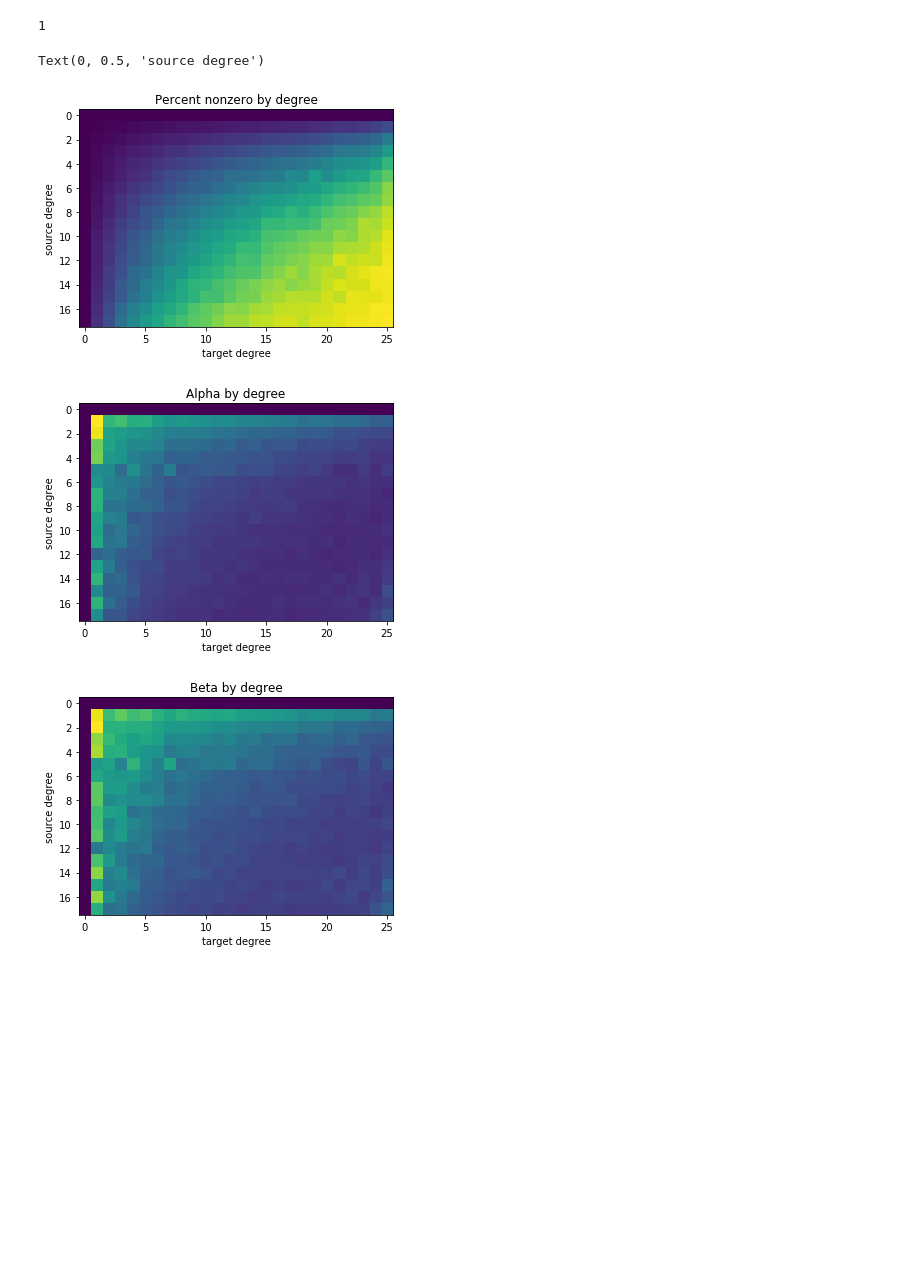
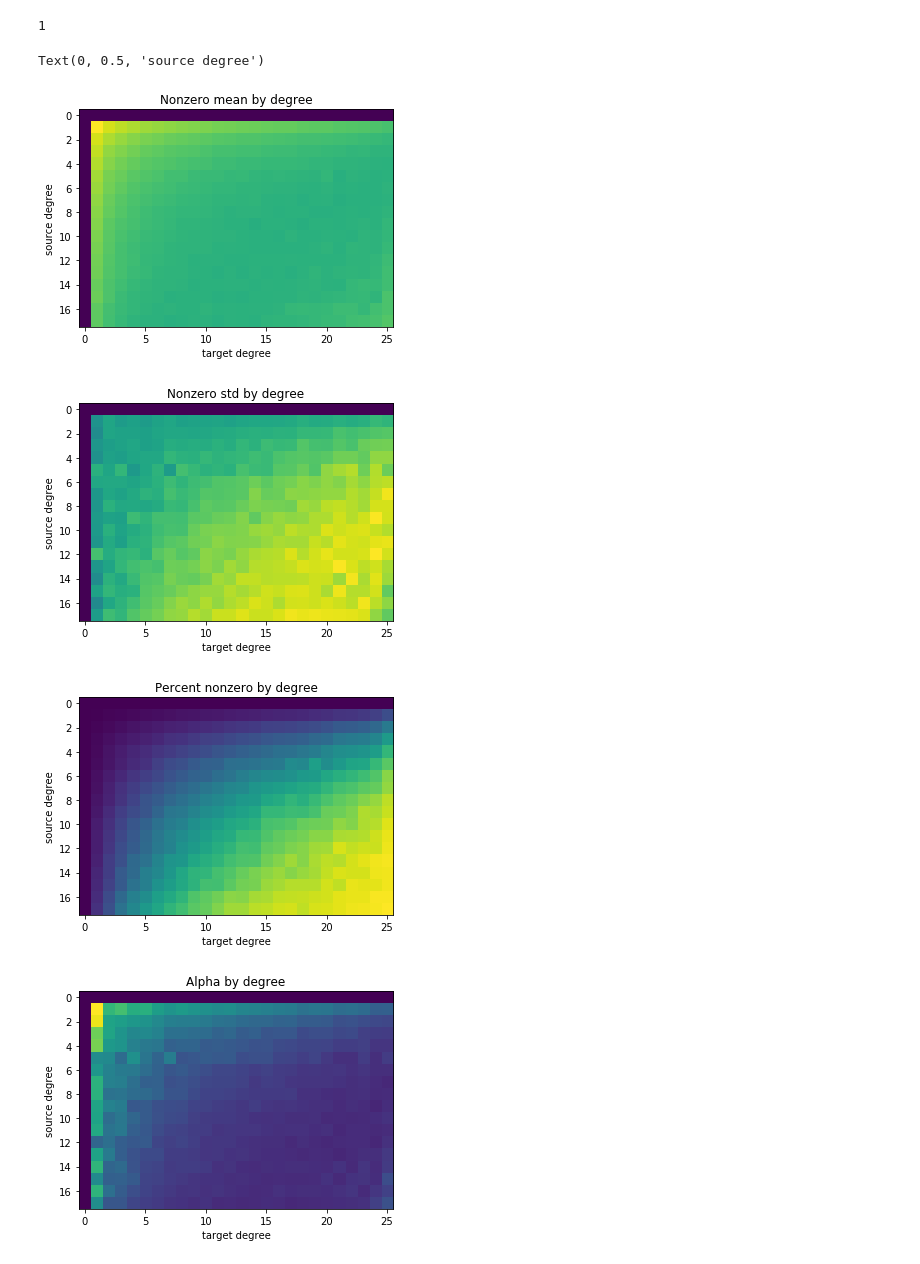
Before and after one commit to greenelab/connectivity-search-analyses, a Jupyter notebook: explore/gamma-hurdle-heatmaps/gamma-heatmaps.ipynb, the cells around one changed output. Drawn from its saved outputs; the diff is of its cells as text; code cells hidden in the pictures; blank space fills up the shorter version.

Commit message:
Mean and std heatmaps

```diff
--- a/explore/gamma-hurdle-heatmaps/gamma-heatmaps.ipynb
+++ b/explore/gamma-hurdle-heatmaps/gamma-heatmaps.ipynb
@@ -30,29 +30,45 @@ ctdrd_df.groupby(['source_degree', 'target_degree'], as_index=False).size().max(
 # %% [output]
 1
 # %%
+mean_df = pd.crosstab(ctdrd_df['source_degree'], ctdrd_df['target_degree'], ctdrd_df['nonzero_mean'], aggfunc=sum)
+sd_df = pd.crosstab(ctdrd_df['source_degree'], ctdrd_df['target_degree'], ctdrd_df['nonzero_sd'], aggfunc=sum)
 nz_df = pd.crosstab(ctdrd_df['source_degree'], ctdrd_df['target_degree'], ctdrd_df['p_nz'], aggfunc=sum)
 alpha_df = pd.crosstab(ctdrd_df['source_degree'], ctdrd_df['target_degree'], ctdrd_df['alpha'], aggfunc=sum)
 beta_df = pd.crosstab(ctdrd_df['source_degree'], ctdrd_df['target_degree'], ctdrd_df['beta'], aggfunc=sum)
 # %%
+plt.figure()
+plt.imshow(mean_df.values)
+plt.title('Nonzero mean by degree')
+plt.xlabel('target degree')
+plt.ylabel('source degree')
+
+plt.figure()
+plt.imshow(sd_df.values)
+plt.title('Nonzero std by degree')
+plt.xlabel('target degree')
+plt.ylabel('source degree')
+
+
 plt.figure()
 plt.imshow(nz_df.values)
 plt.title('Percent nonzero by degree')
 plt.xlabel('target degree')
 plt.ylabel('source degree')
 
 plt.figure()
 plt.imshow(alpha_df.values)
 plt.title('Alpha by degree')
 plt.xlabel('target degree')
 plt.ylabel('source degree')
 
 plt.figure()
 plt.imshow(beta_df.values)
 plt.title('Beta by degree')
 plt.xlabel('target degree')
 plt.ylabel('source degree')
 # %% [output]
 Text(0, 0.5, 'source degree')
-[figure, old version]
+[figure, new version]
-[figure, old version]
+[figure, new version]
-[figure, old version]
+[figure, new version]
+[figure, added]
```
Also changed, not shown: parts of 1 cell of this notebook.
